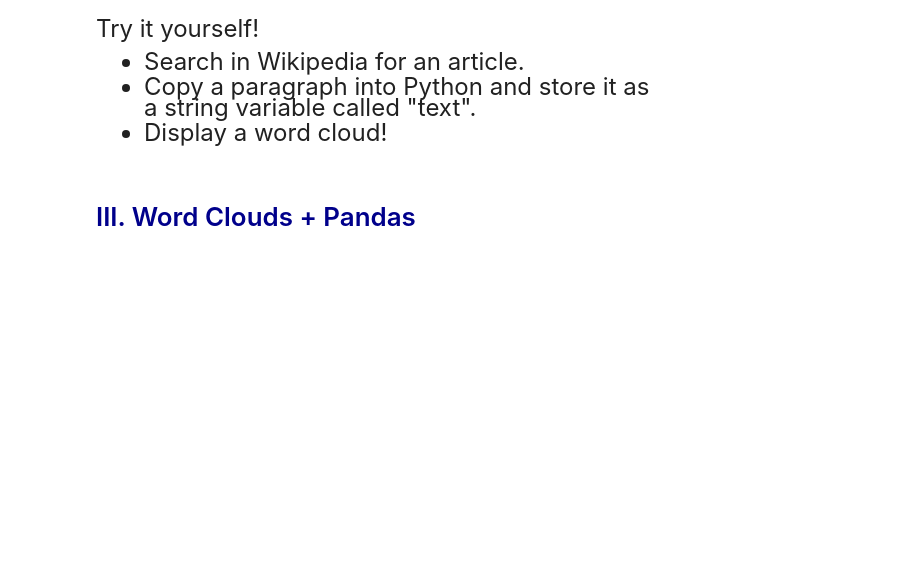
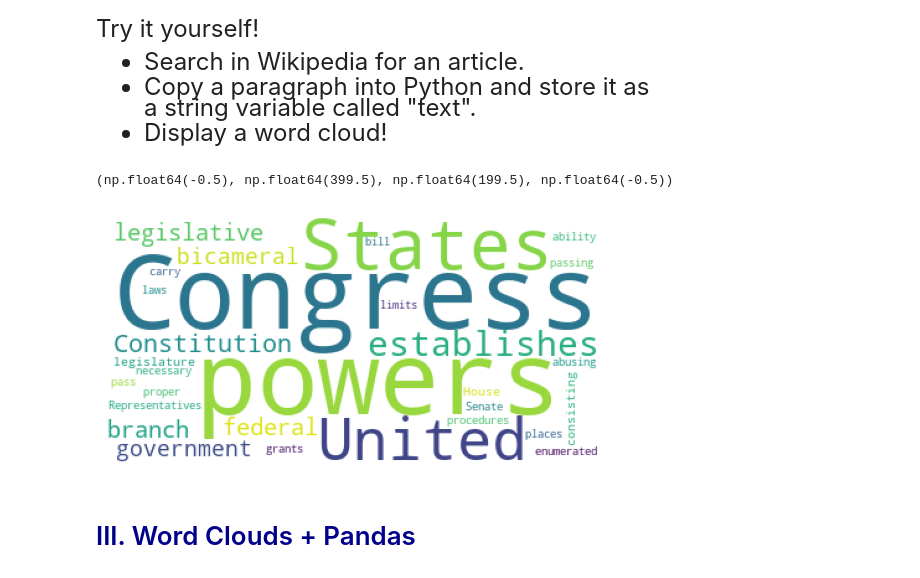
Before and after one commit to zepengzhou/computing_25fall, a Jupyter notebook: Lecture 10/lecture_10b - Word Clouds.ipynb, the cells around one changed output. Drawn from its saved outputs; the diff is of its cells as text; code cells hidden in the pictures; blank space fills up the shorter version.

```diff
--- a/Lecture 10/lecture_10b - Word Clouds.ipynb
+++ b/Lecture 10/lecture_10b - Word Clouds.ipynb
@@ -105,3 +110,23 @@ a string variable called "text".
+# %%
+# Write your own code
+
+text = "Article One of the Constitution of the United States establishes the legislative branch \
+      of the federal government, the United States Congress. Under Article One, Congress is a bicameral \
+          legislature consisting of the House of Representatives and the Senate.[1]:73 Article One grants \
+            Congress enumerated powers and the ability to pass laws necessary and proper to carry out those powers. \
+                Article One also establishes the procedures for passing a bill and places limits on the powers of Congress \
+                    and the states from abusing their powers."
+
+stop_words = list(STOPWORDS) + ["the","of","and","to","a","is","that","for","as","in","on","its","by","are","be",\
+                                "with","this", "one", "article"]
+
+word_cloud = WordCloud(background_color = "white",
+                       stopwords = stop_words).generate(text)
+plt.imshow(word_cloud)
+plt.axis("off")
+# %% [output]
+(np.float64(-0.5), np.float64(399.5), np.float64(199.5), np.float64(-0.5))
+[figure, added]
 # %% [markdown]
 # <span style="color:darkblue"> III. Word Clouds + Pandas </span>
 # %% [markdown]
```
Also changed, not shown: parts of 9 cells of this notebook, 1 other file.
